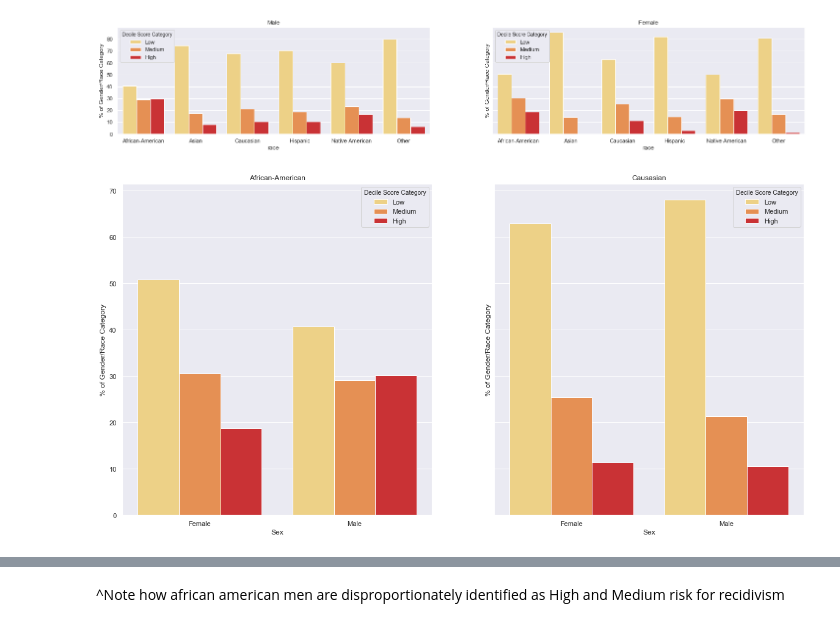
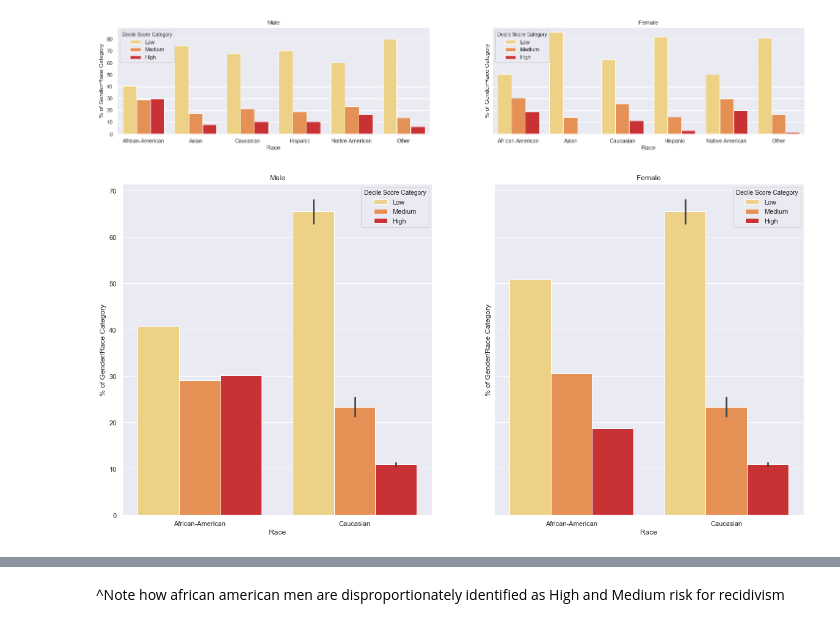
Before and after one commit to CyrusRR/iXDSCourseProject1, a Jupyter notebook: compas-analysis-master/Compass EDA.ipynb, the cells around one changed output, grey strips where cells are left out. Saved outputs shown, nothing was run; the diff lists cells and outputs as text; code cells hidden in the pictures.

```diff
--- a/compas-analysis-master/Compass EDA.ipynb
+++ b/compas-analysis-master/Compass EDA.ipynb
@@ -45,5 +46,5 @@ Now I'm going about making a data set that filters by race, sex, and the measure
 # %%
-COMPASDATA = Compas.groupby(["race","Sex","score_text"]).count().reset_index()[["race","id","score_text","Sex"]]
+COMPASDATA = Compas.groupby(["Race","Sex","score_text"]).count().reset_index()[["Race","id","score_text","Sex"]]
 # %%
 COMPASDATA.head(10)
 # %% [output]
@@ -63,8 +64,8 @@ I'm now adding in a way to determine the % of each of gender/race category that
 # %%
-Compas = pd.get_dummies(Compas, prefix=["race","Sex"], columns=["race","Sex"])
+Compas = pd.get_dummies(Compas, prefix=["Race","Sex"], columns=["Race","Sex"])
 # %%
 Com2 = Compas
-Com2 = Com2.rename(columns ={"race_African-American": "race_African_American", "race_Native American": "race_Native_American"})
+Com2 = Com2.rename(columns ={"Race_African-American": "Race_African_American", "Race_Native American": "Race_Native_American"})
 Com2.columns
 # %% [output]
 Index(['id', 'first', 'last', 'age', 'age_cat', 'juv_fel_count',
@@ -75,18 +76,18 @@ Index(['id', 'first', 'last', 'age', 'age_cat', 'juv_fel_count',
        'Sex_Female', 'Sex_Male'],
       dtype='object')
 # %%
-Compas2 = [Com2[Com2.Sex_Female == 1].race_African_American.sum(),
-           Com2[Com2.Sex_Male == 1].race_African_American.sum(),
-           Com2[Com2.Sex_Female == 1].race_Asian.sum(),
-           Com2[Com2.Sex_Male == 1].race_Asian.sum(),
-           Com2[Com2.Sex_Female == 1].race_Caucasian.sum(),
-           Com2[Com2.Sex_Male == 1].race_Caucasian.sum(),
-           Com2[Com2.Sex_Female == 1].race_Hispanic.sum(),
-           Com2[Com2.Sex_Male == 1].race_Hispanic.sum(),
-           Com2[Com2.Sex_Female == 1].race_Native_American.sum(),
-           Com2[Com2.Sex_Male == 1].race_Native_American.sum(),
-           Com2[Com2.Sex_Female == 1].race_Other.sum(),
-           Com2[Com2.Sex_Male == 1].race_Other.sum(),
+Compas2 = [Com2[Com2.Sex_Female == 1].Race_African_American.sum(),
+           Com2[Com2.Sex_Male == 1].Race_African_American.sum(),
+           Com2[Com2.Sex_Female == 1].Race_Asian.sum(),
+           Com2[Com2.Sex_Male == 1].Race_Asian.sum(),
+           Com2[Com2.Sex_Female == 1].Race_Caucasian.sum(),
+           Com2[Com2.Sex_Male == 1].Race_Caucasian.sum(),
+           Com2[Com2.Sex_Female == 1].Race_Hispanic.sum(),
+           Com2[Com2.Sex_Male == 1].Race_Hispanic.sum(),
+           Com2[Com2.Sex_Female == 1].Race_Native_American.sum(),
+           Com2[Com2.Sex_Male == 1].Race_Native_American.sum(),
+           Com2[Com2.Sex_Female == 1].Race_Other.sum(),
+           Com2[Com2.Sex_Male == 1].Race_Other.sum(),
           ]
 Compas2
 # %% [output]
@@ -166,7 +167,9 @@ Sex2 = (sns.barplot(x= "race" , y="% of Gender/Race Category", data=m2, hue = "D
 [figure]
 # %%
 f, axes = plt.subplots(1, 2, sharey=True, figsize=(20, 10))
-rac1 = (sns.barplot(x= "Sex" , y="% of Gender/Race Category", data=r1, hue = "Decile Score Category", hue_order = [  "Low","Medium", "High",], ax=axes[0], palette="YlOrRd")).set_title("African-American")
-rac3 = (sns.barplot(x= "Sex" , y="% of Gender/Race Category", data=r3, hue = "Decile Score Category", hue_order = [  "Low","Medium", "High",], ax=axes[1],palette="YlOrRd")).set_title("Causasian")
+m1 = COMPAS2[(COMPAS2.Sex == "Male")&(COMPAS2.Race == "African-American")|(COMPAS2.Race == "Caucasian")]
+m2 = COMPAS2[(COMPAS2.Sex == "Female")&(COMPAS2.Race == "African-American")|(COMPAS2.Race == "Caucasian")]
+rac1 = (sns.barplot(x= "Race" , y="% of Gender/Race Category", data=m1, hue = "Decile Score Category", hue_order = [  "Low","Medium", "High",], ax=axes[0], palette="YlOrRd")).set_title("Male")
+rac3 = (sns.barplot(x= "Race" , y="% of Gender/Race Category", data=m2, hue = "Decile Score Category", hue_order = [  "Low","Medium", "High",], ax=axes[1],palette="YlOrRd")).set_title("Female")
 # %% [output]
-[figure, old version]
+[figure, new version]
```
Also changed, not shown: parts of 18 cells of this notebook, 2 other files.
